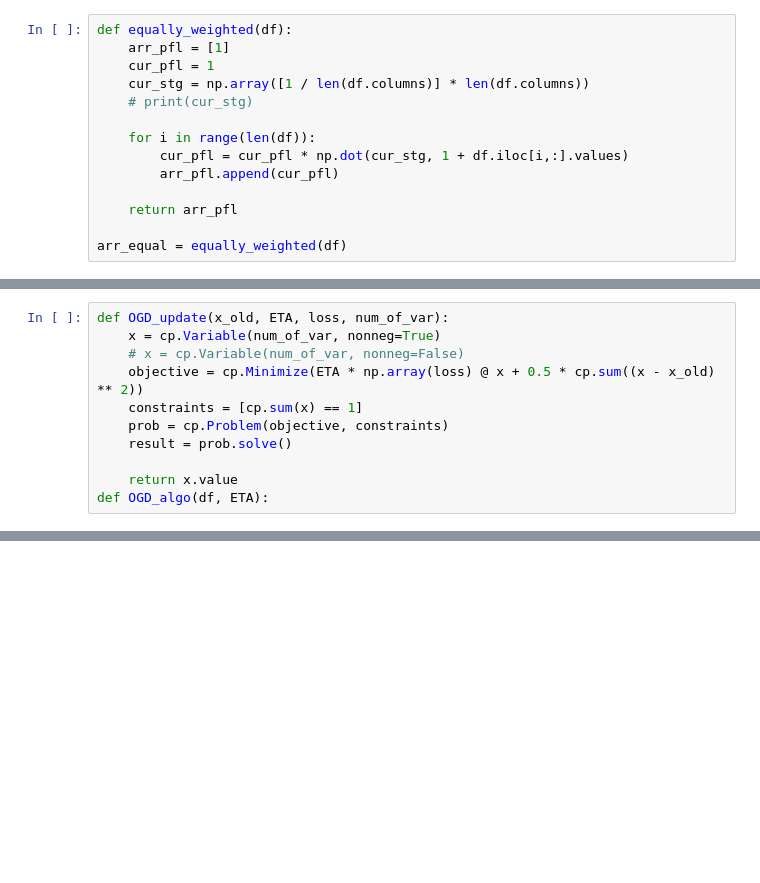
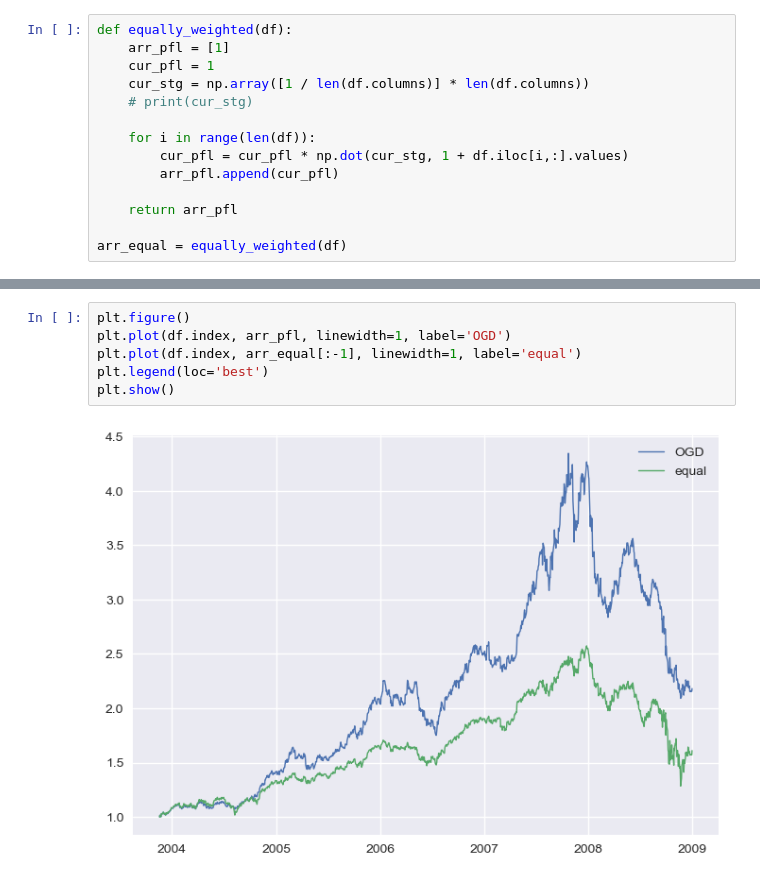
Before and after one commit to Terry-Xu-666/4530_projrct, a Jupyter notebook: CW-OGD.ipynb, the cells around one changed output, grey strips where cells are left out. Cells and saved outputs as stored; diff of their text form; blank space fills up the shorter version.

```diff
--- a/CW-OGD.ipynb
+++ b/CW-OGD.ipynb
@@ -71,11 +70,0 @@ plt.show()
-# %%
-def OGD_update(x_old, ETA, loss, num_of_var):
-    x = cp.Variable(num_of_var, nonneg=True)
-    # x = cp.Variable(num_of_var, nonneg=False)
-    objective = cp.Minimize(ETA * np.array(loss) @ x + 0.5 * cp.sum((x - x_old) ** 2))
-    constraints = [cp.sum(x) == 1]
-    prob = cp.Problem(objective, constraints)
-    result = prob.solve()
-
-    return x.value
-def OGD_algo(df, ETA):
@@ -81,0 +119,8 @@ def OGD_algo(df, ETA):
+# %%
+plt.figure()
+plt.plot(df.index, arr_pfl, linewidth=1, label='OGD')
+plt.plot(df.index, arr_equal[:-1], linewidth=1, label='equal')
+plt.legend(loc='best')
+plt.show()
+# %% [output]
+[figure, added]
```
Also changed, not shown: parts of 9 cells of this notebook, 13 other files.
